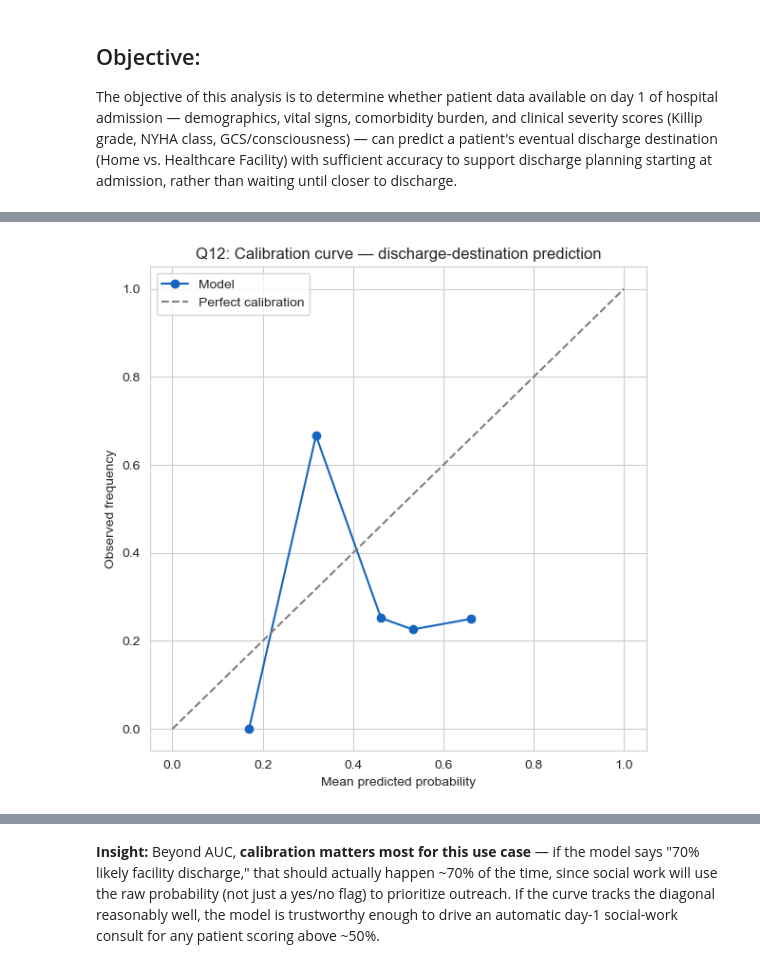
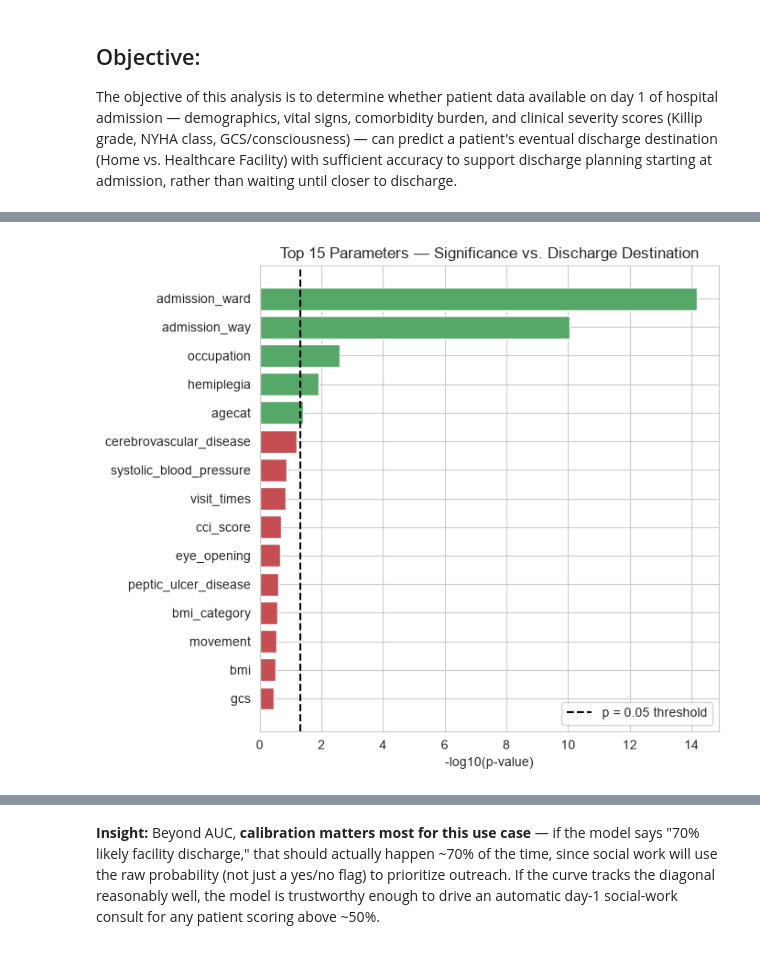
Before and after one commit to mishrasudha1984-png/Team4_The_Zen_OF_Five_PythonHackathon_Sep2026, a Jupyter notebook: Team4_The_Zen_Of_Five_4.Predictive.ipynb, the cells around one changed output, grey strips where cells are left out. Drawn from its saved outputs; the diff is of its cells as text; code cells hidden in the pictures.

```diff
--- a/Team4_The_Zen_Of_Five_4.Predictive.ipynb
+++ b/Team4_The_Zen_Of_Five_4.Predictive.ipynb
@@ -621,0 +633,18 @@ Helper functions ready.
+# %%
+df = df[df["destinationdischarge"].isin(["Home", "HealthcareFacility"])].copy()
+df["target"] = (df["destinationdischarge"] == "HealthcareFacility").astype(int)
+
+print(f"\nFinal sample size: {len(df)}")
+print(df["target"].value_counts(normalize=True).rename("proportion"))
+
+# ---- Graph 1: target class distribution ----
+fig, ax = plt.subplots(figsize=(5, 4))
+counts = df["destinationdischarge"].value_counts()
+ax.bar(counts.index, counts.values, color=["#4C72B0", "#DD8452"])
+ax.set_title("Discharge Destination — Class Distribution")
+ax.set_ylabel("Number of patients")
+for i, v in enumerate(counts.values):
+    ax.text(i, v + 10, str(v), ha="center")
+plt.tight_layout()
+plt.savefig("q12_class_distribution.png", dpi=150)
+plt.show()
@@ -622,19 +660,69 @@ Helper functions ready.
 # %%
-dest_data = df[df['destinationdischarge'].isin(['Home','HealthcareFacility'])].copy()
-dest_data['to_facility'] = (dest_data['destinationdischarge'] == 'HealthcareFacility').astype(int)
+numeric_features = [
+    "weight", "height", "bmi", "cci_score",
+    "eye_opening", "verbal_response", "movement", "gcs",
+    "pulse", "respiration", "systolic_blood_pressure", "diastolic_blood_pressure",
+    "map_value", "body_temperature", "visit_times",
+    "nyha_cardiac_function_classification", "killip_grade",
+]
+categorical_features = [
+    "gender", "agecat", "occupation", "bmi_category", "consciousness",
+    "admission_ward", "admission_way", "type_of_heart_failure",
+]
+comorbidity_flags = [
+    "cerebrovascular_disease", "dementia", "chronic_obstructive_pulmonary_disease",
+    "connective_tissue_disease", "peptic_ulcer_disease", "diabetes",
+    "moderate_to_severe_chronic_kidney_disease", "hemiplegia", "leukemia",
+    "malignant_lymphoma", "solid_tumor", "liver_disease", "aids",
+    "myocardial_infarction", "congestive_heart_failure", "peripheral_vascular_disease",
+]
+numeric_all = numeric_features + comorbidity_flags
 
-X_dest, y_dest, _ = build_xy(dest_data, ADMISSION_FEATURES, 'to_facility')
-Xtr, Xte, ytr, yte = train_test_split(X_dest, y_dest, test_size=0.25, random_state=RANDOM_STATE, stratify=y_dest)
-sc = StandardScaler(); Xtr_s, Xte_s = sc.fit_transform(Xtr), sc.transform(Xte)
+for c in comorbidity_flags:
+    df[c] = pd.to_numeric(df[c], errors="coerce")
 
-lr_dest = LogisticRegression(max_iter=1000, class_weight='balanced')
-lr_dest, auc_dest, proba_dest = evaluate_classifier('Logistic Regression', lr_dest, Xtr_s, Xte_s, ytr, yte)
+X = df[numeric_all + categorical_features].copy()
+y = df["target"]
 
-prob_true, prob_pred = calibration_curve(yte, proba_dest, n_bins=8)
-plt.figure(figsize=(6,6))
-plt.plot(prob_pred, prob_true, marker='o', color='#1565c0', label='Model')
-plt.plot([0,1],[0,1],'--', color='grey', label='Perfect calibration')
-plt.xlabel('Mean predicted probability'); plt.ylabel('Observed frequency')
-plt.title('Q12: Calibration curve — discharge-destination prediction')
-plt.legend(); plt.tight_layout(); plt.show()
+# =====================================================================
+# 4. NULL HYPOTHESIS TESTING (per parameter)
+#    H0: the parameter is not associated with discharge destination.
+# =====================================================================
+results = []
+for col in numeric_all:
+    valid = X[col].notna()
+    if valid.sum() < 10 or X.loc[valid, col].nunique() < 2:
+        continue
+    r, p = stats.pointbiserialr(y[valid], X.loc[valid, col])
+    results.append({"parameter": col, "test": "point-biserial r", "statistic": r, "p_value": p})
+
+for col in categorical_features:
+    tab = pd.crosstab(X[col].fillna("Missing"), y)
+    if tab.shape[0] < 2:
+        continue
+    chi2, p, dof, _ = stats.chi2_contingency(tab)
+    results.append({"parameter": col, "test": "chi-square", "statistic": chi2, "p_value": p})
+
+results_df = pd.DataFrame(results).sort_values("p_value")
+results_df["reject_H0_at_0.05"] = results_df["p_value"] < 0.05
+
+print("\n" + "=" * 70)
+print("NULL HYPOTHESIS TESTS")
+print("=" * 70)
+print(results_df.to_string(index=False))
+n_sig = results_df["reject_H0_at_0.05"].sum()
+print(f"\n{n_sig} of {len(results_df)} parameters reject H0 at alpha=0.05")
+
+# ---- Graph 2: -log10(p-value) bar chart, significance threshold line ----
+plot_df = results_df.sort_values("p_value").head(15).iloc[::-1]
+fig, ax = plt.subplots(figsize=(7, 6))
+colors = ["#55A868" if sig else "#C44E52" for sig in plot_df["reject_H0_at_0.05"]]
+ax.barh(plot_df["parameter"], -np.log10(plot_df["p_value"]), color=colors)
+ax.axvline(-np.log10(0.05), color="black", linestyle="--", label="p = 0.05 threshold")
+ax.set_xlabel("-log10(p-value)")
+ax.set_title("Top 15 Parameters — Significance vs. Discharge Destination")
+ax.legend()
+plt.tight_layout()
+plt.savefig("q12_hypothesis_significance.png", dpi=150)
+plt.show()
 # %% [output]
@@ -642 +746 @@ Logistic Regression: AUC = 0.491
-[figure, old version]
+[figure, new version]
```
Also changed, not shown: parts of 29 cells of this notebook.
